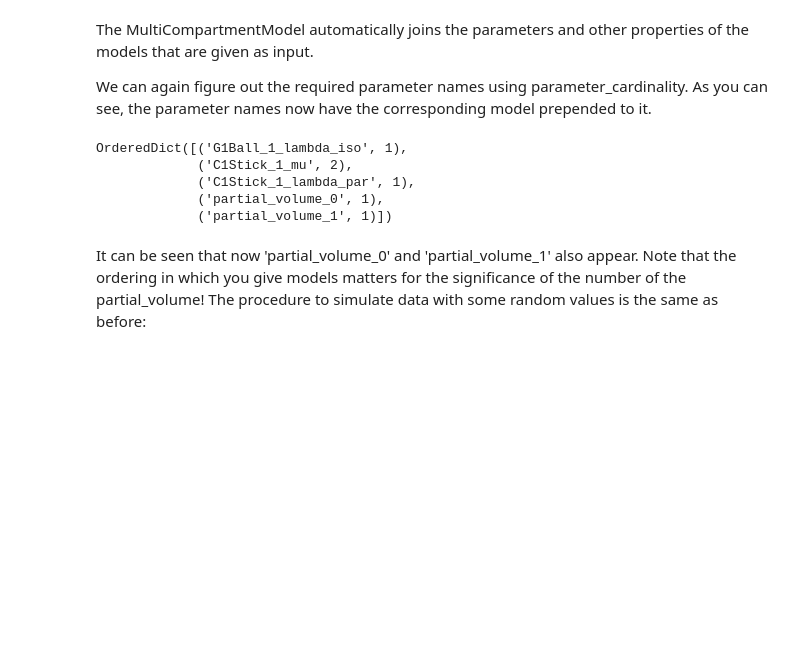
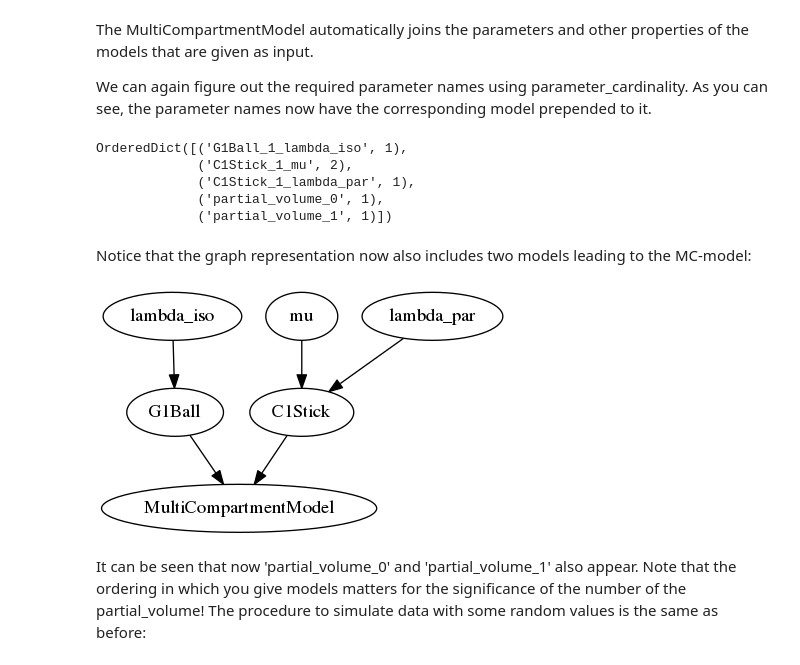
Before and after one commit to AthenaEPI/dmipy, a Jupyter notebook: examples/tutorial_combining_biophysical_models_into_microstructure_model.ipynb, the cells around one changed output. Cells and saved outputs as stored; diff of their text form; code cells hidden in the pictures; blank space fills up the shorter version.

```diff
--- a/examples/tutorial_combining_biophysical_models_into_microstructure_model.ipynb
+++ b/examples/tutorial_combining_biophysical_models_into_microstructure_model.ipynb
@@ -32,6 +32,14 @@ OrderedDict([('G1Ball_1_lambda_iso', 1),
              ('C1Stick_1_lambda_par', 1),
              ('partial_volume_0', 1),
              ('partial_volume_1', 1)])
+# %% [markdown]
+Notice that the graph representation now also includes two models leading to the MC-model:
+# %%
+from IPython.display import Image
+ball_and_stick.visualize_model_setup(view=False, cleanup=False, with_parameters=True)
+Image('Model Setup.png')
+# %% [output]
+[figure, added]
 # %% [markdown]
 It can be seen that now 'partial_volume_0' and 'partial_volume_1' also appear. Note that the ordering in which you give models matters for the significance of the number of the partial_volume! The procedure to simulate data with some random values is the same as before:
 # %%
```
Also changed, not shown: parts of 3 cells of this notebook.
